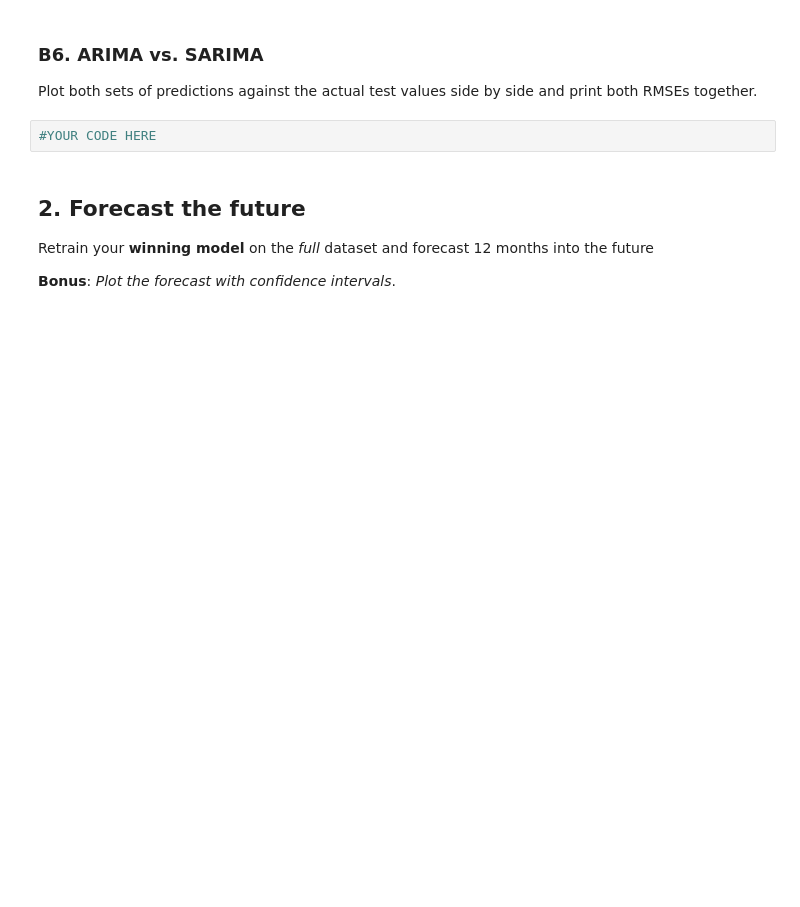
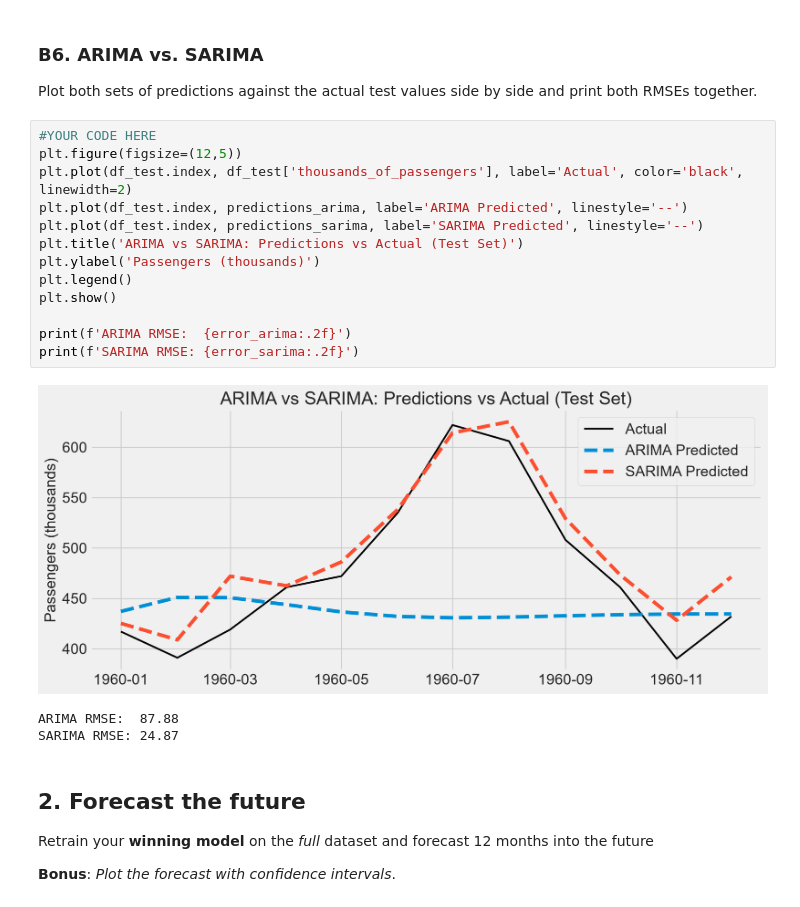
Before and after one commit to hawraalawi/labs, a Jupyter notebook: 8. Time Series/8.3 ARIMA/Exercise/ARIMA_SARIMAX_Lab.ipynb, the cells around one changed output. Cells and saved outputs as stored; diff of their text form; blank space fills up the shorter version.

```diff
--- a/8. Time Series/8.3 ARIMA/Exercise/ARIMA_SARIMAX_Lab.ipynb
+++ b/8. Time Series/8.3 ARIMA/Exercise/ARIMA_SARIMAX_Lab.ipynb
@@ -330,6 +425,21 @@ This time, also pull the confidence interval so you can plot forecast uncertaint
 Plot both sets of predictions against the actual test values side by side and print both RMSEs together.
 # %%
 #YOUR CODE HERE
+plt.figure(figsize=(12,5))
+plt.plot(df_test.index, df_test['thousands_of_passengers'], label='Actual', color='black', linewidth=2)
+plt.plot(df_test.index, predictions_arima, label='ARIMA Predicted', linestyle='--')
+plt.plot(df_test.index, predictions_sarima, label='SARIMA Predicted', linestyle='--')
+plt.title('ARIMA vs SARIMA: Predictions vs Actual (Test Set)')
+plt.ylabel('Passengers (thousands)')
+plt.legend()
+plt.show()
+
+print(f'ARIMA RMSE:  {error_arima:.2f}')
+print(f'SARIMA RMSE: {error_sarima:.2f}')
+# %% [output]
+[figure, added]
+ARIMA RMSE:  87.88
+SARIMA RMSE: 24.87
 # %% [markdown]
 <a id='forecast'></a>
 ## 2. Forecast the future
```
Also changed, not shown: parts of 14 cells of this notebook.
